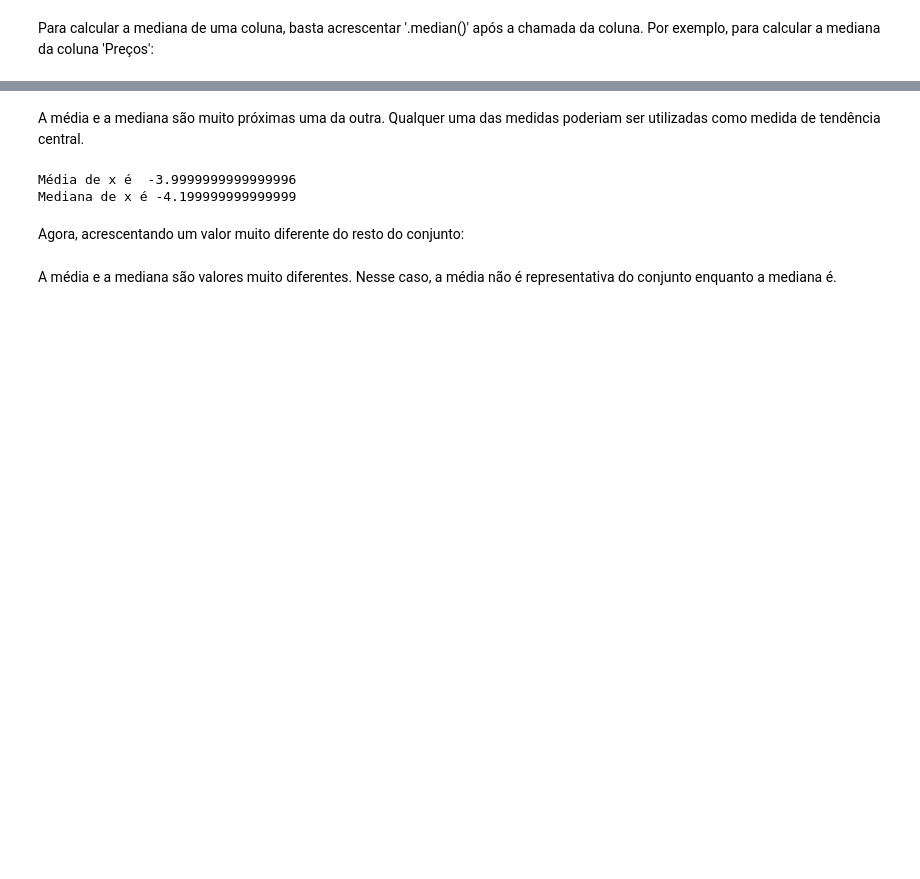
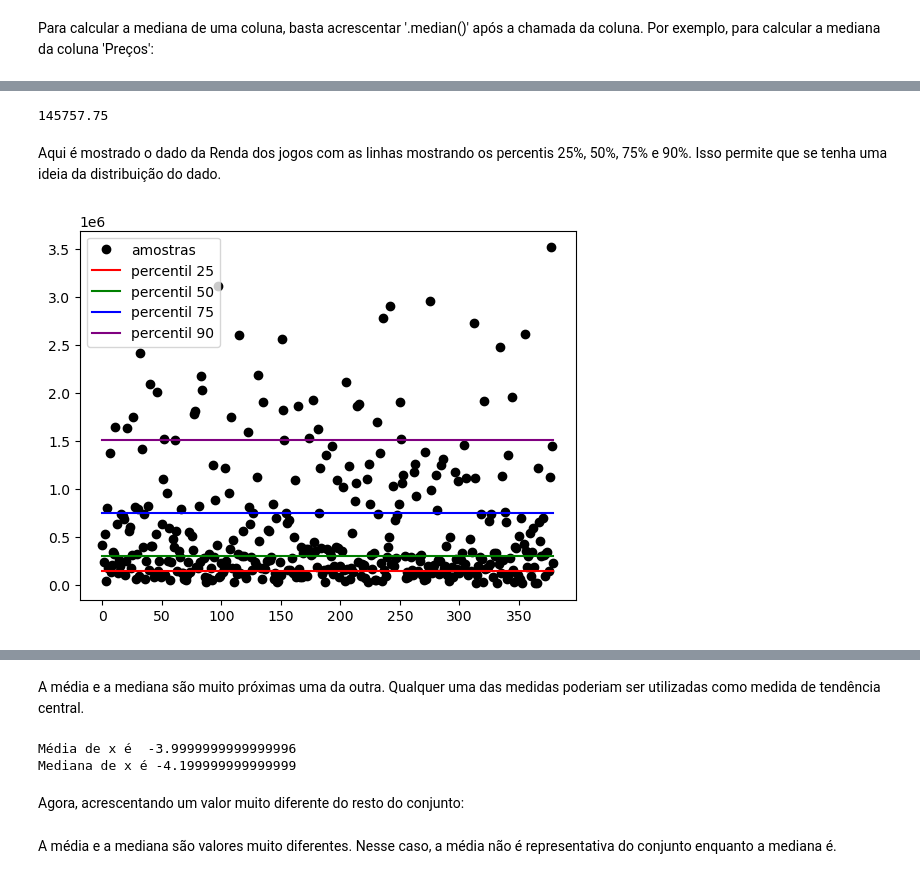
Before and after one commit to rnwatanabe/BasesComputacionais, a Jupyter notebook: aula7/Estatistica.ipynb, the cells around one changed output, grey strips where cells are left out. Saved outputs shown, nothing was run; the diff lists cells and outputs as text; code cells hidden in the pictures; blank space fills up the shorter version.

```diff
--- a/aula7/Estatistica.ipynb
+++ b/aula7/Estatistica.ipynb
@@ -158,0 +425,21 @@ print(medianaPrecoArroz)
+# %%
+print(tabela['Renda (R$)'].quantile(0.25))
+# %% [output]
+145757.75
+# %% [markdown]
+Aqui é mostrado o dado da Renda dos jogos com as linhas mostrando os percentis 25%, 50%, 75% e 90%. Isso permite que se tenha uma ideia da distribuição do dado.
+# %%
+plt.figure()
+plt.plot(np.arange(0,len(tabela)), tabela['Renda (R$)'], marker = 'o', linestyle = '', label='amostras', color = 'black')
+plt.plot(np.arange(0,len(tabela)), tabela['Renda (R$)'].quantile(0.25)*np.ones(len(tabela)), marker = '',
+         linestyle = '-', color = 'red', label='percentil 25')
+plt.plot(np.arange(0,len(tabela)), tabela['Renda (R$)'].quantile(0.5)*np.ones(len(tabela)), marker = '',
+         linestyle = '-', color = 'green', label='percentil 50')
+plt.plot(np.arange(0,len(tabela)), tabela['Renda (R$)'].quantile(0.75)*np.ones(len(tabela)), marker = '',
+         linestyle = '-', color = 'blue', label='percentil 75')
+plt.plot(np.arange(0,len(tabela)), tabela['Renda (R$)'].quantile(0.9)*np.ones(len(tabela)), marker = '',
+         linestyle = '-', color = 'purple', label='percentil 90')
+plt.legend()
+plt.show()
+# %% [output]
+[figure, added]
```
Also changed, not shown: parts of 103 cells of this notebook, 3 other files.
